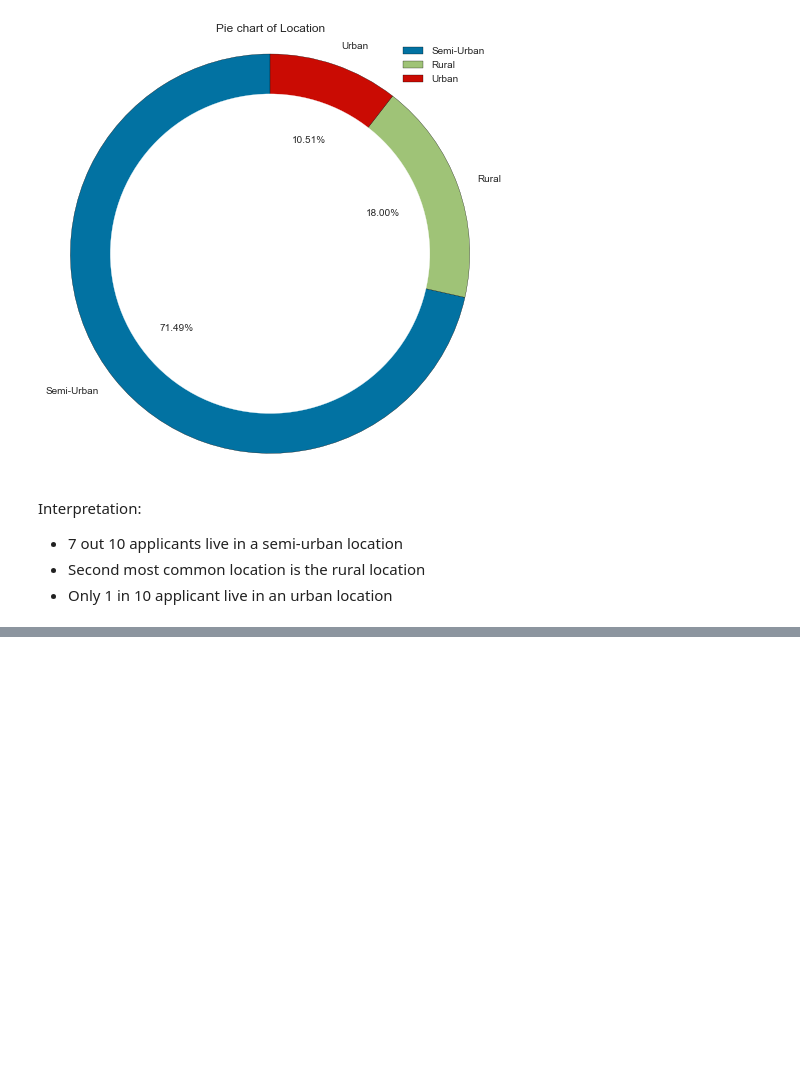
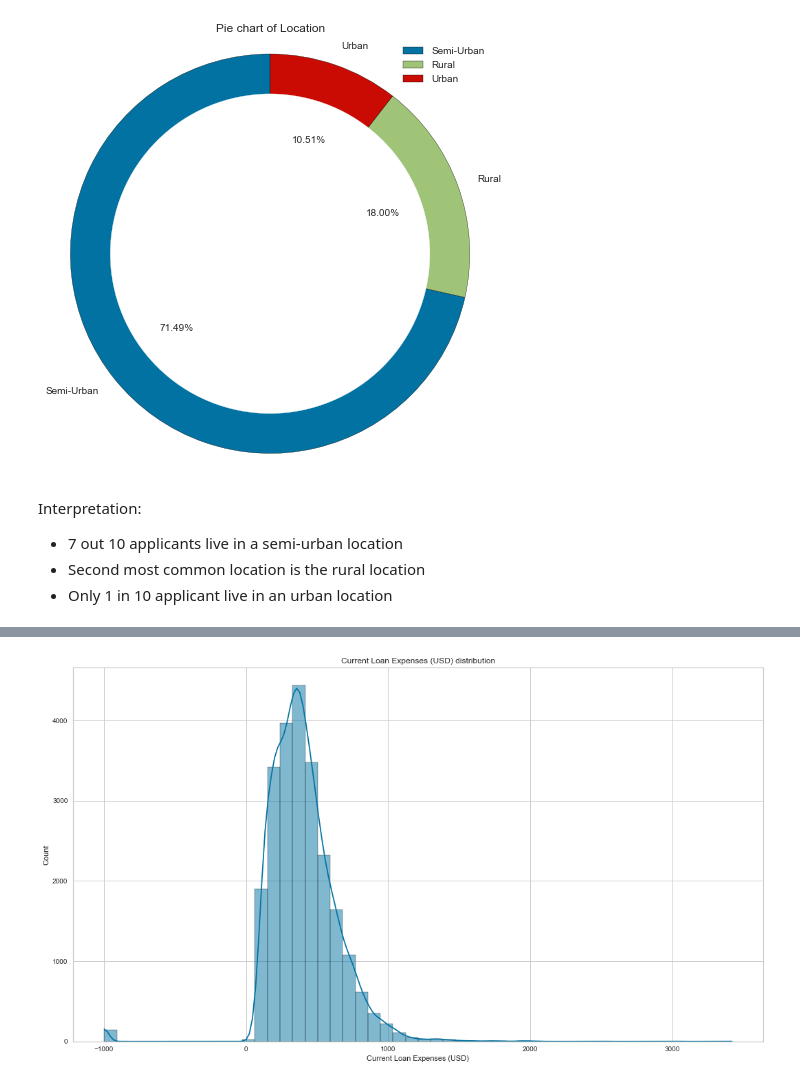
Before and after one commit to semasuka/Loan-amount-prediction-regression, a Jupyter notebook: Loan_amount_prediction.ipynb, the cells around one changed output, grey strips where cells are left out. Saved outputs shown, nothing was run; the diff lists cells and outputs as text; code cells hidden in the pictures; blank space fills up the shorter version.

```diff
--- a/Loan_amount_prediction.ipynb
+++ b/Loan_amount_prediction.ipynb
@@ -476,0 +530,4 @@ Interpretation:
+# %%
+create_hist_plot(loan_amt_train_copy, 'Current Loan Expenses (USD)')
+# %% [output]
+[figure, added]
```
Also changed, not shown: parts of 11 cells of this notebook.
